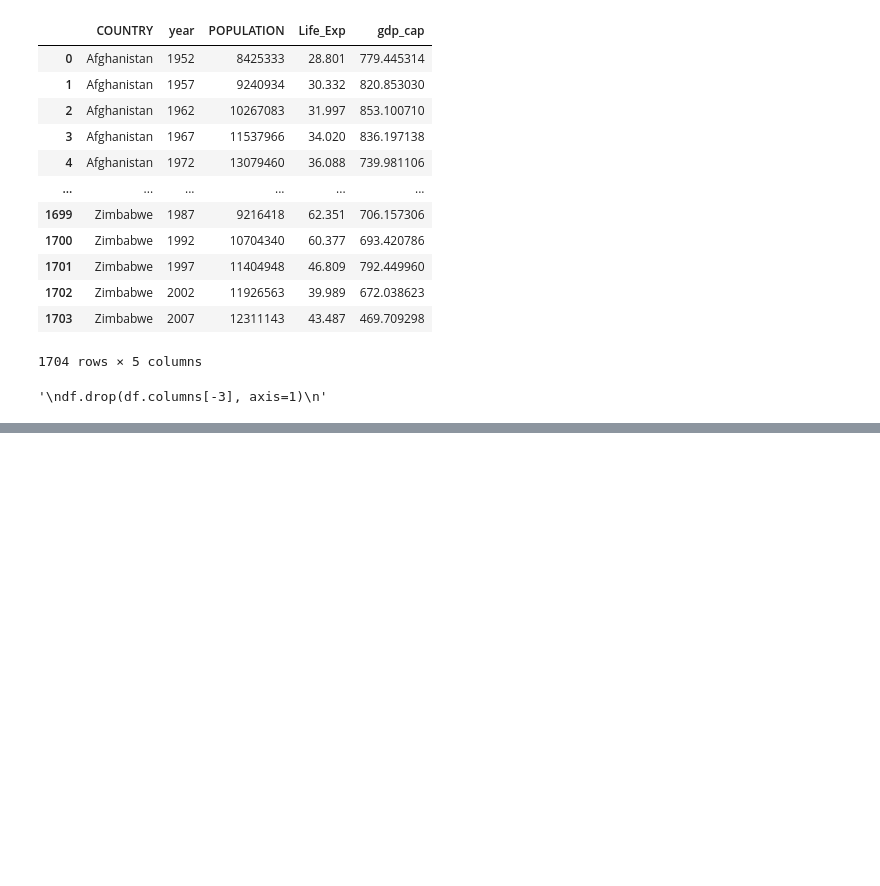
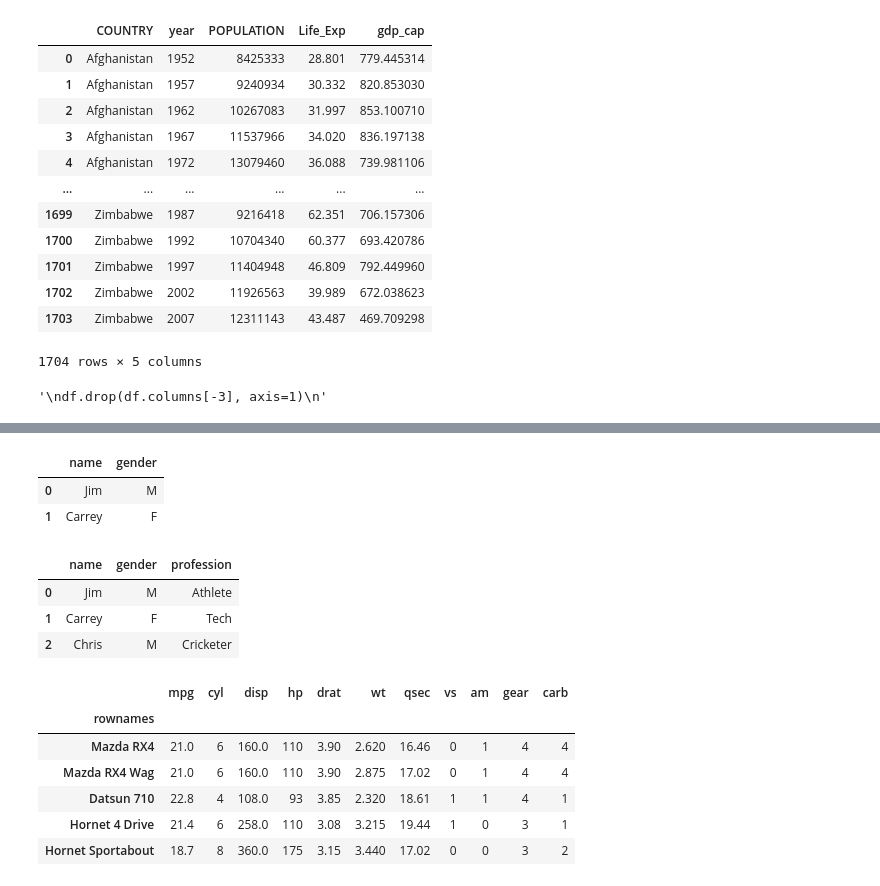
Before and after one commit to arnavxyz/scaler_pandas, a Jupyter notebook: Pandas_1.ipynb, the cells around one changed output, grey strips where cells are left out. Cells and saved outputs as stored; diff of their text form; code cells hidden in the pictures; blank space fills up the shorter version.

```diff
--- a/Pandas_1.ipynb
+++ b/Pandas_1.ipynb
@@ -364,0 +481,41 @@ df.drop(df.columns[-3], axis=1)
+# %%
+df.iloc[:2,:2]                           #line a
+# %% [output]
+|  | name | gender |
+| 0 | Jim | M |
+| 1 | Carrey | F |
+# %%
+df.loc[:2,"Name":"Profession"]           #line b
+
+# Ans: Only statements 2 and 3 are true.
+# %% [output]
+|  | name | gender | profession |
+| 0 | Jim | M | Athlete |
+| 1 | Carrey | F | Tech |
+| 2 | Chris | M | Cricketer |
+# %%
+'''
+Q6. Select the required data
+
+Given the dataset of 10 car models and their respective features:
+
+What would be the correct code to get the resultant subset as the below image?
+'''
+
+import statsmodels.api as sm
+import numpy as np
+import pandas as pd
+import statsmodels.formula.api as smf
+from statsmodels.stats import anova
+
+mtcars = sm.datasets.get_rdataset("mtcars", "datasets", cache=True).data
+df_cars = pd.DataFrame(mtcars)
+df_cars.head()
+# %% [output]
+|  | mpg | cyl | disp | hp | drat | wt | qsec | vs | am | gear | carb |
+| rownames |  |  |  |  |  |  |  |  |  |  |  |
+| Mazda RX4 | 21.0 | 6 | 160.0 | 110 | 3.90 | 2.620 | 16.46 | 0 | 1 | 4 | 4 |
+| Mazda RX4 Wag | 21.0 | 6 | 160.0 | 110 | 3.90 | 2.875 | 17.02 | 0 | 1 | 4 | 4 |
+| Datsun 710 | 22.8 | 4 | 108.0 | 93 | 3.85 | 2.320 | 18.61 | 1 | 1 | 4 | 1 |
+| Hornet 4 Drive | 21.4 | 6 | 258.0 | 110 | 3.08 | 3.215 | 19.44 | 1 | 0 | 3 | 1 |
+| Hornet Sportabout | 18.7 | 8 | 360.0 | 175 | 3.15 | 3.440 | 17.02 | 0 | 0 | 3 | 2 |
```
Also changed, not shown: parts of 9 cells of this notebook.
